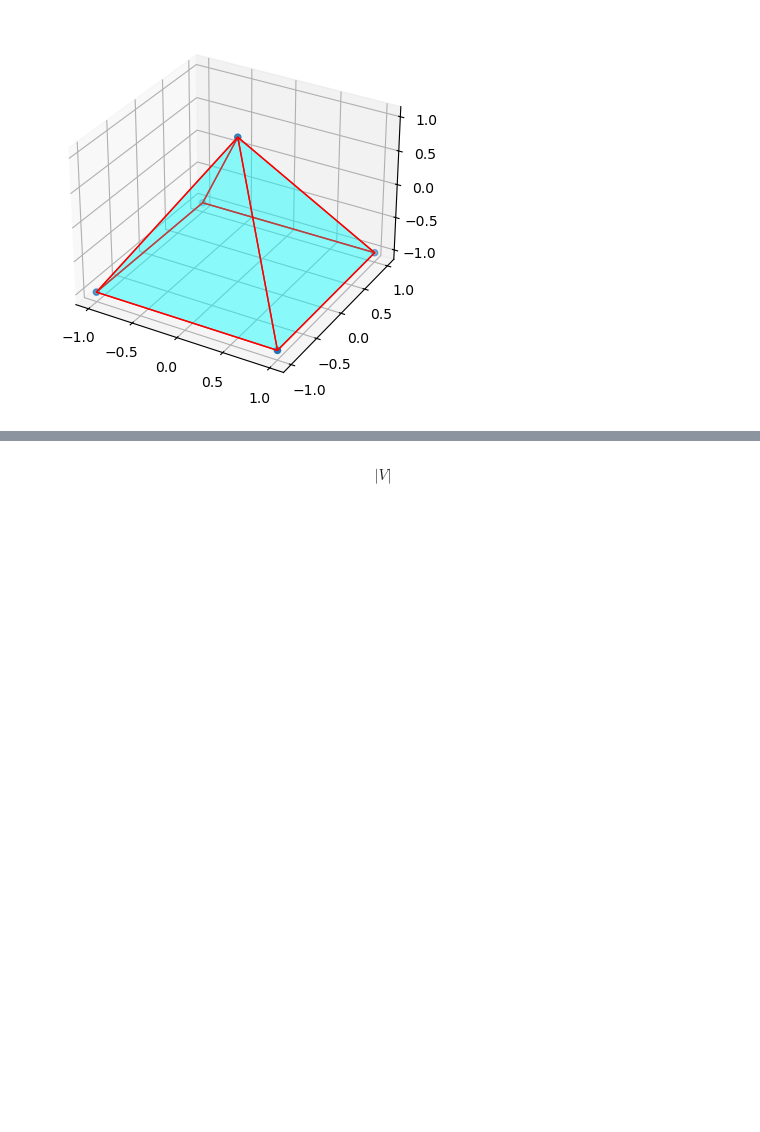
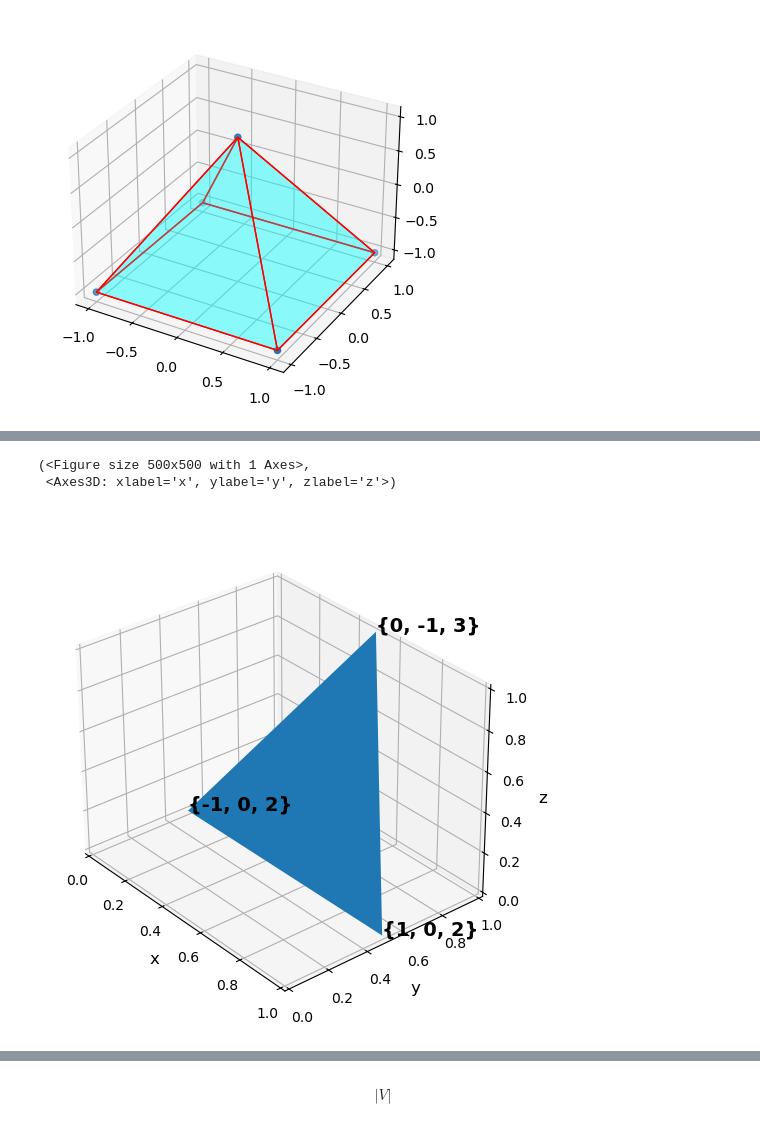
Before and after one commit to nikolayzhechev/Ray-Tracing-Algorithm-and-Ray-Tracer, a Jupyter notebook: Notes.ipynb, the cells around one changed output, grey strips where cells are left out. Drawn from its saved outputs; the diff is of its cells as text; code cells hidden in the pictures; blank space fills up the shorter version.

```diff
--- a/Notes.ipynb
+++ b/Notes.ipynb
@@ -117,17 +118,14 @@ define_pyramid()
 # %% [output]
 [figure]
 # %%
-def define_scene (elev, azim):
+def define_scene (elev, azim, A, B, C):
     '''3.1 Scene: Defines a trianble and scene with 3 coordinates in the x, y, z axis.'''
-    fig = plt.figure(figsize = (6, 6))
+    fig = plt.figure(figsize = (5, 5))
 
     ax = Axes3D(fig, auto_add_to_figure=False)
 
     fig.add_axes(ax)
 
-    ## x = [0, 1, 1, 0]
-    ## y = [0, 0, 1, 1]
-    ## z = [0, 0.6, 0, 1]
     x = [0, 0.5, 1]
     y = [0.5, 1, 0.5]
     z = [0, 1, 0]
@@ -137,9 +135,9 @@ def define_scene (elev, azim):
     ax.get_proj = lambda: np.dot(Axes3D.get_proj(ax), np.diag([1, 0.8, 1, 1]))
     ax.add_collection3d(Poly3DCollection(verts))
 
-    ax.text(0, 0.5, 0, "t_1", color='black', fontsize=14, fontweight='bold')
-    ax.text(1, 0.5, 0, "t_2", color='black', fontsize=14, fontweight='bold')
-    ax.text(0.5, 1, 1, "t_3", color='black', fontsize=14, fontweight='bold')
+    ax.text(0, 0.5, 0, A, color='black', fontsize=14, fontweight='bold')
+    ax.text(1, 0.5, 0, B, color='black', fontsize=14, fontweight='bold')
+    ax.text(0.5, 1, 1, C, color='black', fontsize=14, fontweight='bold')
 
     plt.xlabel('x', fontsize=12)
     plt.ylabel('y', fontsize=12)
@@ -155,7 +153,7 @@ def add_camera (elev, azim):
     soa = np.array([[0.5, 0, 1, 0, 0.5, -0.5]])
     X, Y, Z, U, V, W = zip(*soa)
 
-    fig, ax = define_scene(elev, azim)
+    fig, ax = define_scene(elev, azim, "t_1", "t_2", "t_3")
 
     ax.quiver(X, Y, Z, U, V, W, color='r')
 
@@ -179,0 +237,6 @@ def define_pyramid ():
+# %%
+define_scene(30, -40, "{-1, 0, 2}", "{1, 0, 2}", "{0, -1, 3}")
+# %% [output]
+(<Figure size 500x500 with 1 Axes>,
+ <Axes3D: xlabel='x', ylabel='y', zlabel='z'>)
+[figure, added]
```
Also changed, not shown: parts of 12 cells of this notebook, 1 other file.
